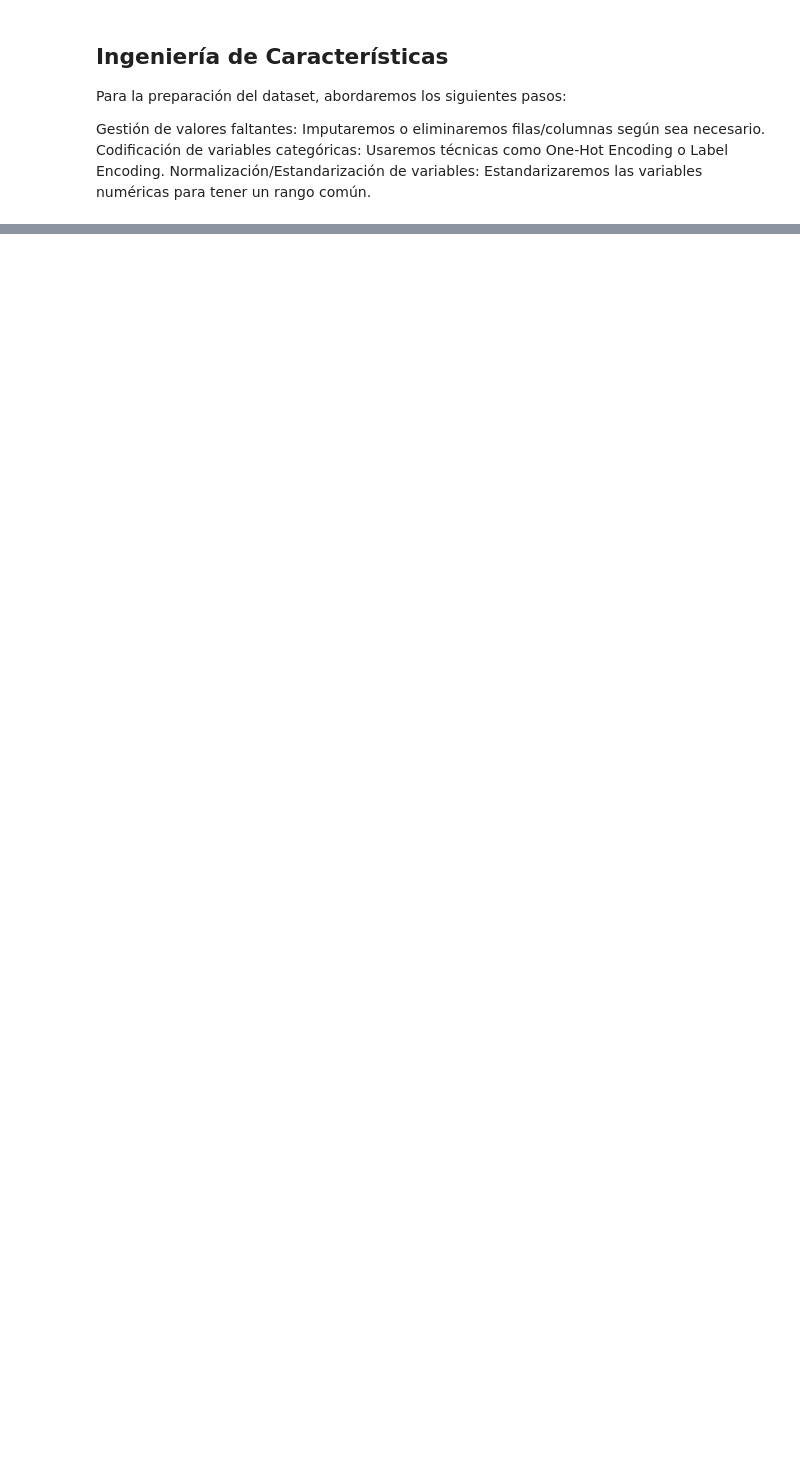
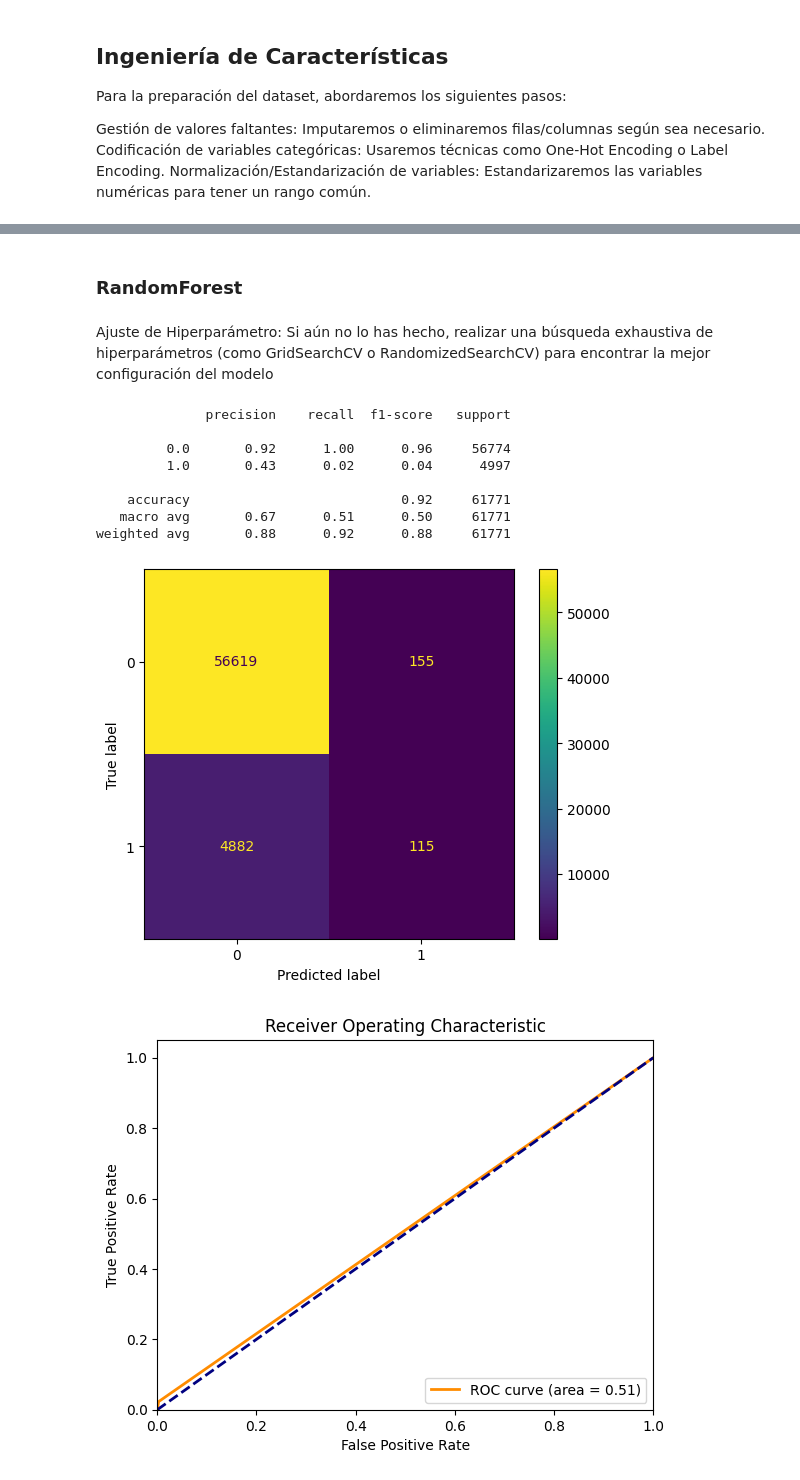
Before and after one commit to ClaraMirandaGarcia/analisisDatos, a Jupyter notebook: practica_alzheimer/practica_heart_disease.ipynb, the cells around one changed output, grey strips where cells are left out. Cells and saved outputs as stored; diff of their text form; code cells hidden in the pictures; blank space fills up the shorter version.

```diff
--- a/practica_alzheimer/practica_heart_disease.ipynb
+++ b/practica_alzheimer/practica_heart_disease.ipynb
@@ -269,8 +317,11 @@ from imblearn.pipeline import Pipeline
 from xgboost import XGBClassifier
 # %%
+columns_transformed = numeric_features.tolist() + categorical_features.tolist()  # ajusta según sea necesario
+data_prepared_ordinal_enc_df = pd.DataFrame(data_prepared_ordinal_enc, columns=columns_transformed)
+
 # Define the features and target
-X = data.drop('Heart_Disease', axis=1)
-y = data['Heart_Disease']
+X_oe = data_prepared_ordinal_enc_df.drop('Heart_Disease', axis=1)
+y_oe = data_prepared_ordinal_enc_df['Heart_Disease']
 
 # Split the data into training and test sets
-X_train, X_test, y_train, y_test = train_test_split(X, y, test_size=0.2, random_state=42)
+X_train, X_test, y_train, y_test = train_test_split(X_oe, y_oe, test_size=0.2, random_state=42)
@@ -333,0 +452,61 @@ plt.show()
+# %% [markdown]
+### RandomForest
+# %% [markdown]
+Ajuste de Hiperparámetro: Si aún no lo has hecho, realizar una búsqueda exhaustiva de hiperparámetros (como GridSearchCV o RandomizedSearchCV) para encontrar la mejor configuración del modelo
+# %%
+from sklearn.ensemble import RandomForestClassifier
+from sklearn.model_selection import train_test_split
+from sklearn.metrics import classification_report, confusion_matrix, ConfusionMatrixDisplay
+
+# Asumiendo que X_oe e y_oe son tus datos de características y etiquetas ya preparados:
+X_train, X_test, y_train, y_test = train_test_split(X_oe, y_oe, test_size=0.2, random_state=42)
+
+# Crear el modelo Random Forest
+random_forest_model = RandomForestClassifier(n_estimators=100,  # Número de árboles
+                                             random_state=42,   # Semilla para la reproducibilidad
+                                             class_weight='balanced')  # Para manejar clases desbalanceadas
+
+# Entrenar el modelo
+random_forest_model.fit(X_train, y_train)
+
+# Predecir en el conjunto de prueba
+y_pred_rf = random_forest_model.predict(X_test)
+
+# Calcular métricas de rendimiento
+report_rf = classification_report(y_test, y_pred_rf)
+print(report_rf)
+
+# Matriz de confusión
+cm_rf = confusion_matrix(y_test, y_pred_rf)
+disp_rf = ConfusionMatrixDisplay(confusion_matrix=cm_rf)
+
+# Mostrar la matriz de confusión
+disp_rf.plot()
+plt.show()
+
+# Compute ROC curve and ROC area
+fpr_optimized, tpr_optimized, _ = roc_curve(y_test, y_pred_rf)
+roc_auc_optimized = auc(fpr_optimized, tpr_optimized)
+
+# Plot ROC curve
+plt.figure()
+plt.plot(fpr_optimized, tpr_optimized, color='darkorange', lw=2, label='ROC curve (area = %0.2f)' % roc_auc_optimized)
+plt.plot([0, 1], [0, 1], color='navy', lw=2, linestyle='--')
+plt.xlim([0.0, 1.0])
+plt.ylim([0.0, 1.05])
+plt.xlabel('False Positive Rate')
+plt.ylabel('True Positive Rate')
+plt.title('Receiver Operating Characteristic')
+plt.legend(loc="lower right")
+plt.show()
+# %% [output]
+              precision    recall  f1-score   support
+
+         0.0       0.92      1.00      0.96     56774
+         1.0       0.43      0.02      0.04      4997
+
+    accuracy                           0.92     61771
+   macro avg       0.67      0.51      0.50     61771
+weighted avg       0.88      0.92      0.88     61771
+[figure, added]
+[figure, added]
```
Also changed, not shown: parts of 31 cells of this notebook.
